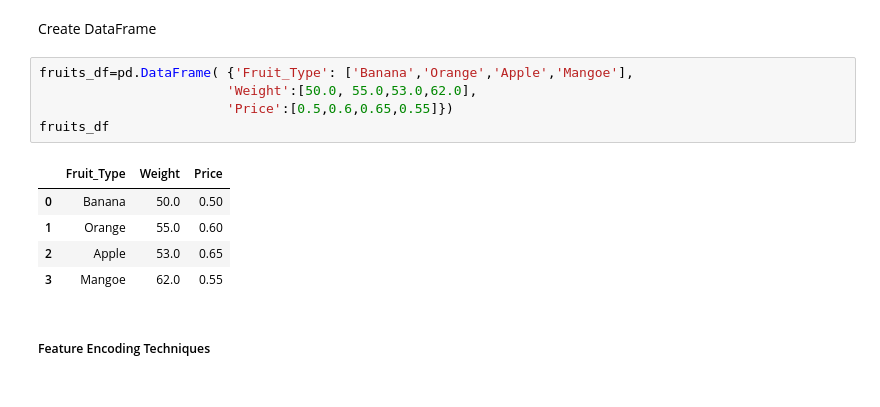
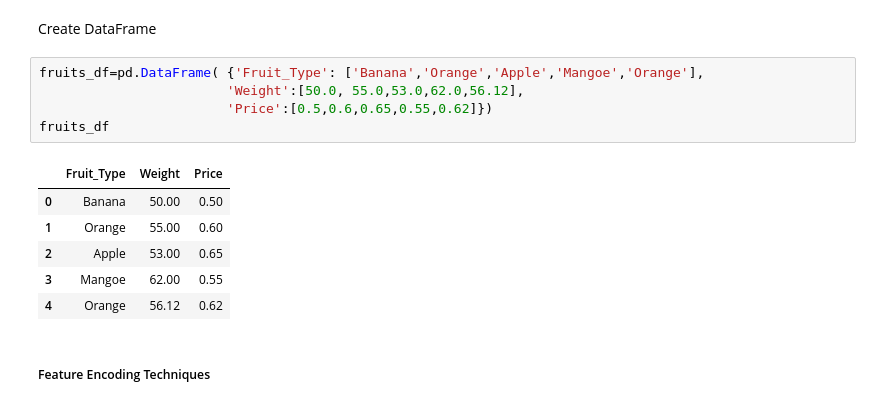
Before and after one commit to SammyOngaya/data2ml, a Jupyter notebook: feature-engineering.ipynb, the cells around one changed output. Drawn from its saved outputs; the diff is of its cells as text.

```diff
--- a/feature-engineering.ipynb
+++ b/feature-engineering.ipynb
@@ -702,16 +702,17 @@ Index(['sepal_width', 'petal_length', 'petal_width'], dtype='object')
 # %% [markdown]
 Create DataFrame
 # %%
-fruits_df=pd.DataFrame( {'Fruit_Type': ['Banana','Orange','Apple','Mangoe'],
-                        'Weight':[50.0, 55.0,53.0,62.0],
-                        'Price':[0.5,0.6,0.65,0.55]})
+fruits_df=pd.DataFrame( {'Fruit_Type': ['Banana','Orange','Apple','Mangoe','Orange'],
+                        'Weight':[50.0, 55.0,53.0,62.0,56.12],
+                        'Price':[0.5,0.6,0.65,0.55,0.62]})
 fruits_df
 # %% [output]
 |  | Fruit_Type | Weight | Price |
-| 0 | Banana | 50.0 | 0.50 |
-| 1 | Orange | 55.0 | 0.60 |
-| 2 | Apple | 53.0 | 0.65 |
-| 3 | Mangoe | 62.0 | 0.55 |
+| 0 | Banana | 50.00 | 0.50 |
+| 1 | Orange | 55.00 | 0.60 |
+| 2 | Apple | 53.00 | 0.65 |
+| 3 | Mangoe | 62.00 | 0.55 |
+| 4 | Orange | 56.12 | 0.62 |
 # %% [markdown]
 ##### Feature Encoding Techniques
 # %% [markdown]
```
Also changed, not shown: parts of 28 cells of this notebook.
